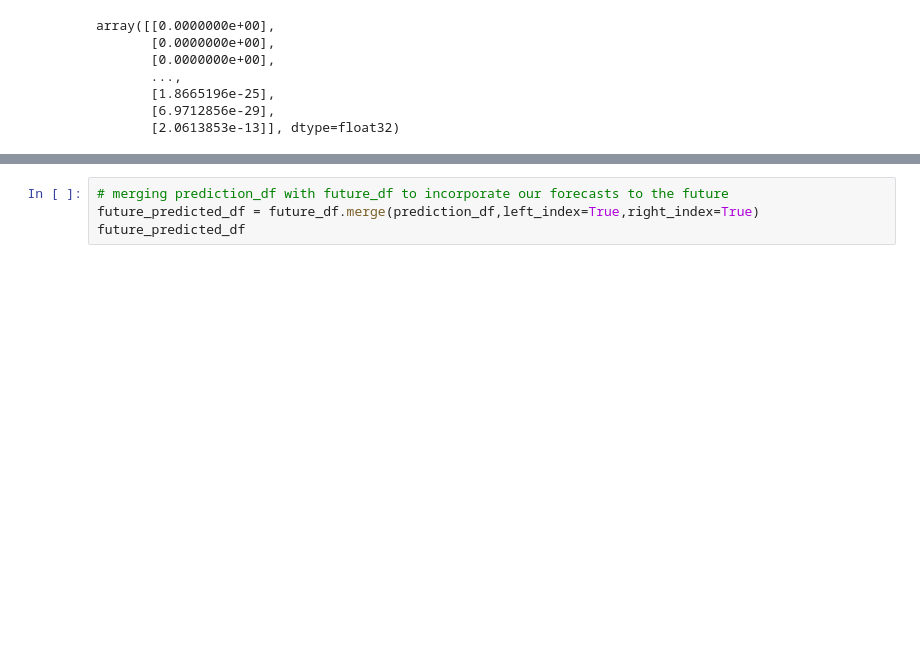
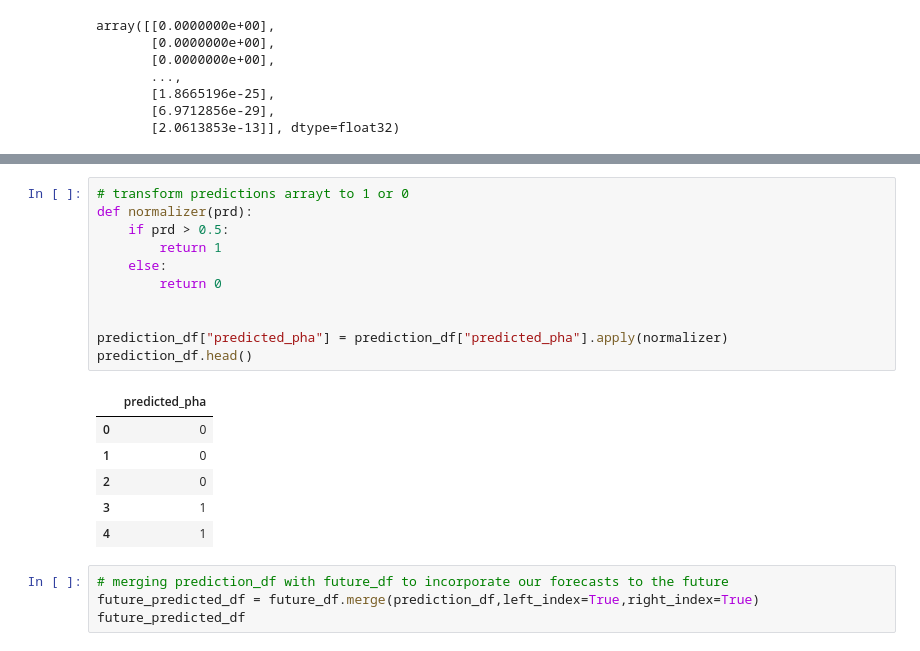
Before and after one commit to AleeAlette1/NEOs_Project, a Jupyter notebook: Machine_Learning/ipynb/FJ_ML_Future_Prediction.ipynb, the cells around one changed output, grey strips where cells are left out. Drawn from its saved outputs; the diff is of its cells as text; blank space fills up the shorter version.

Commit message:
created the resuklts of predictions and generated a csv file

```diff
--- a/Machine_Learning/ipynb/FJ_ML_Future_Prediction.ipynb
+++ b/Machine_Learning/ipynb/FJ_ML_Future_Prediction.ipynb
@@ -179,3 +168,21 @@ future_predicted_df.head()
+# %%
+# transform predictions arrayt to 1 or 0
+def normalizer(prd):
+    if prd > 0.5:
+        return 1
+    else:
+        return 0
+
+
+prediction_df["predicted_pha"] = prediction_df["predicted_pha"].apply(normalizer)
+prediction_df.head()
+# %% [output]
+|  | predicted_pha |
+| 0 | 0 |
+| 1 | 0 |
+| 2 | 0 |
+| 3 | 1 |
+| 4 | 1 |
 # %%
 # merging prediction_df with future_df to incorporate our forecasts to the future
 future_predicted_df = future_df.merge(prediction_df,left_index=True,right_index=True)
```
Also changed, not shown: parts of 18 cells of this notebook, 1 other file.
